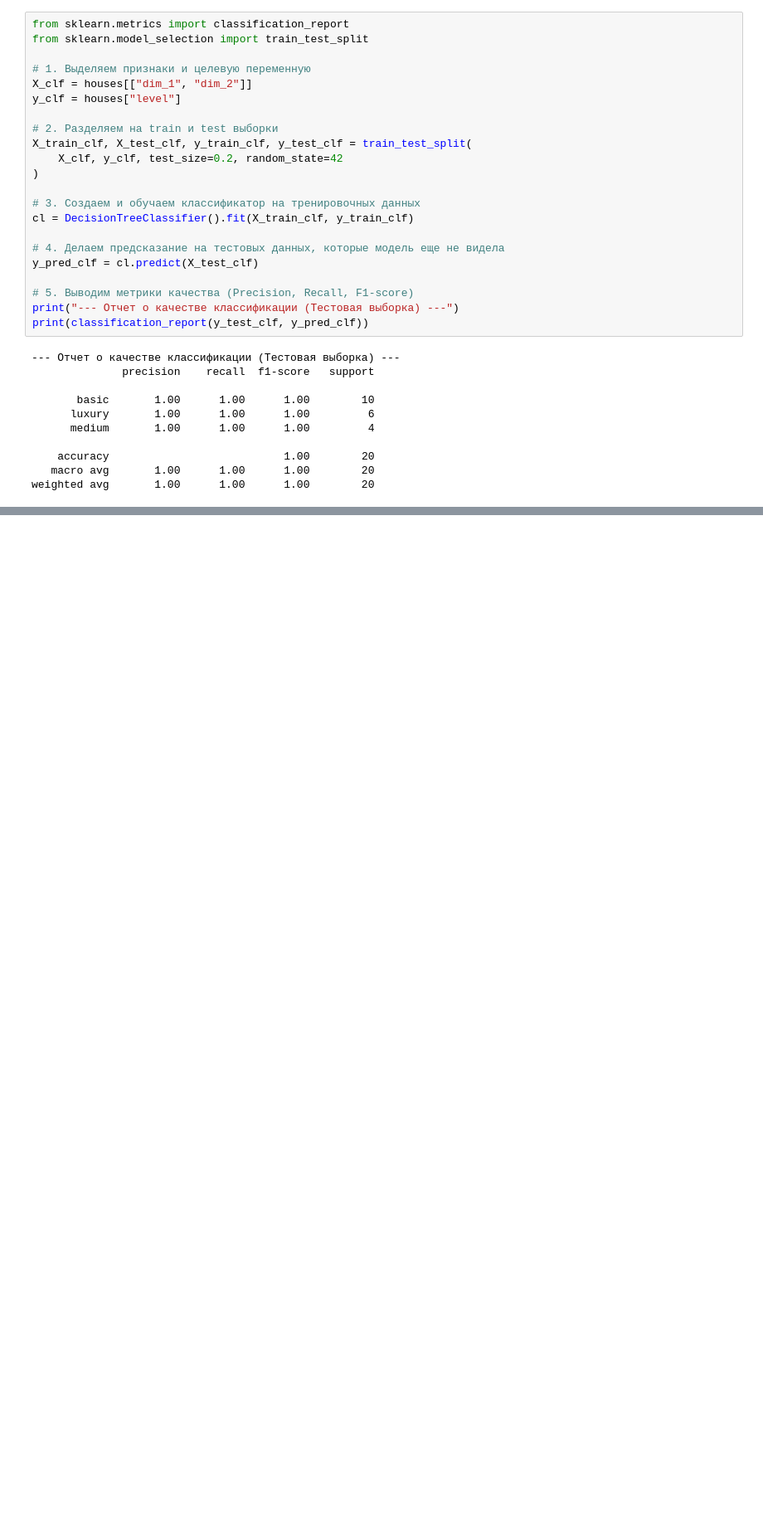
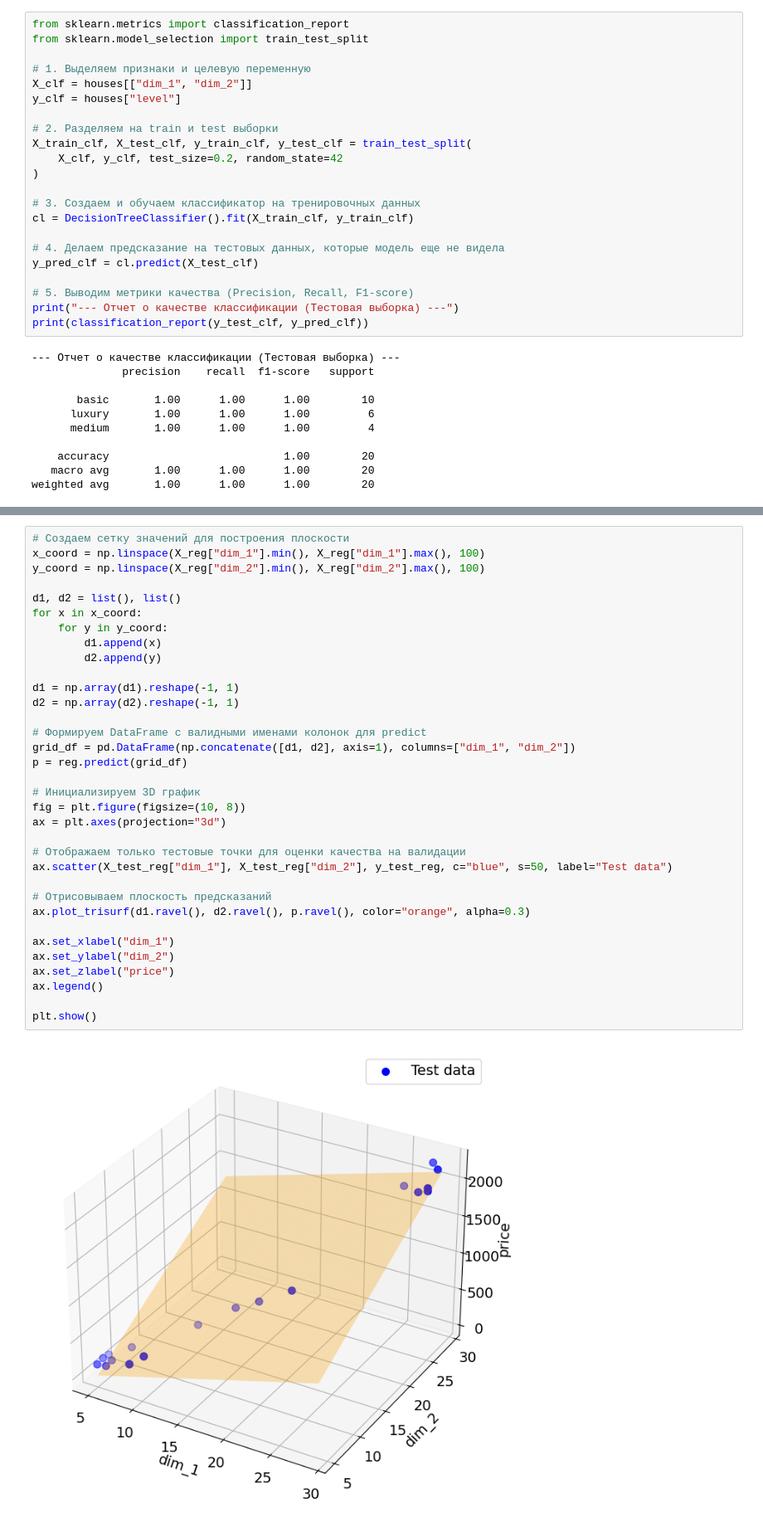
Before and after one commit to ctrlkva/real-estate-analytics-ml, a Jupyter notebook: src/real_estate_analysis.ipynb, the cells around one changed output, grey strips where cells are left out. Shown at 83% size. Saved outputs shown, nothing was run; the diff lists cells and outputs as text; blank space fills up the shorter version.

```diff
--- a/src/real_estate_analysis.ipynb
+++ b/src/real_estate_analysis.ipynb
@@ -113,0 +156,36 @@ weighted avg       1.00      1.00      1.00        20
+# %%
+# Создаем сетку значений для построения плоскости
+x_coord = np.linspace(X_reg["dim_1"].min(), X_reg["dim_1"].max(), 100)
+y_coord = np.linspace(X_reg["dim_2"].min(), X_reg["dim_2"].max(), 100)
+
+d1, d2 = list(), list()
+for x in x_coord:
+    for y in y_coord:
+        d1.append(x)
+        d2.append(y)
+
+d1 = np.array(d1).reshape(-1, 1)
+d2 = np.array(d2).reshape(-1, 1)
+
+# Формируем DataFrame с валидными именами колонок для predict
+grid_df = pd.DataFrame(np.concatenate([d1, d2], axis=1), columns=["dim_1", "dim_2"])
+p = reg.predict(grid_df)
+
+# Инициализируем 3D график
+fig = plt.figure(figsize=(10, 8))
+ax = plt.axes(projection="3d")
+
+# Отображаем только тестовые точки для оценки качества на валидации
+ax.scatter(X_test_reg["dim_1"], X_test_reg["dim_2"], y_test_reg, c="blue", s=50, label="Test data")
+
+# Отрисовываем плоскость предсказаний
+ax.plot_trisurf(d1.ravel(), d2.ravel(), p.ravel(), color="orange", alpha=0.3)
+
+ax.set_xlabel("dim_1")
+ax.set_ylabel("dim_2")
+ax.set_zlabel("price")
+ax.legend()
+
+plt.show()
+# %% [output]
+[figure, added]
```
Also changed, not shown: parts of 6 cells of this notebook.
